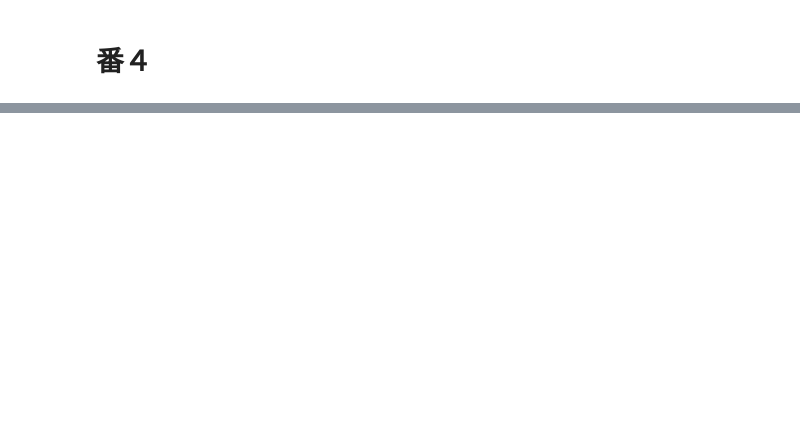
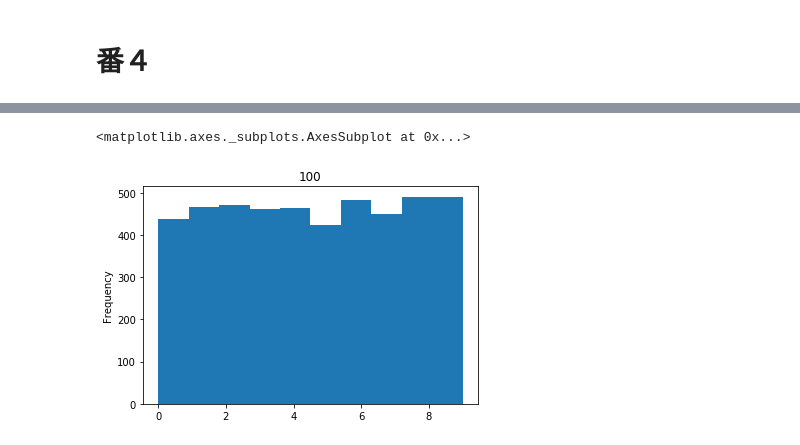
Before and after one commit to yoheitaniguchi/ban3, a Jupyter notebook: data/crawling_previous_number.ipynb, the cells around one changed output, grey strips where cells are left out. Drawn from its saved outputs; the diff is of its cells as text; code cells hidden in the pictures; blank space fills up the shorter version.

```diff
--- a/data/crawling_previous_number.ipynb
+++ b/data/crawling_previous_number.ipynb
@@ -54,0 +79,5 @@ df_4[:100].plot.scatter(x='int_kai', y='int_num', figsize=(20,4))
+# %%
+df_3_['int_num'].apply(lambda x: int(x/100)).plot(kind='hist', title='100')
+# %% [output]
+<matplotlib.axes._subplots.AxesSubplot at 0x...>
+[figure, added]
```
Also changed, not shown: parts of 14 cells of this notebook.
